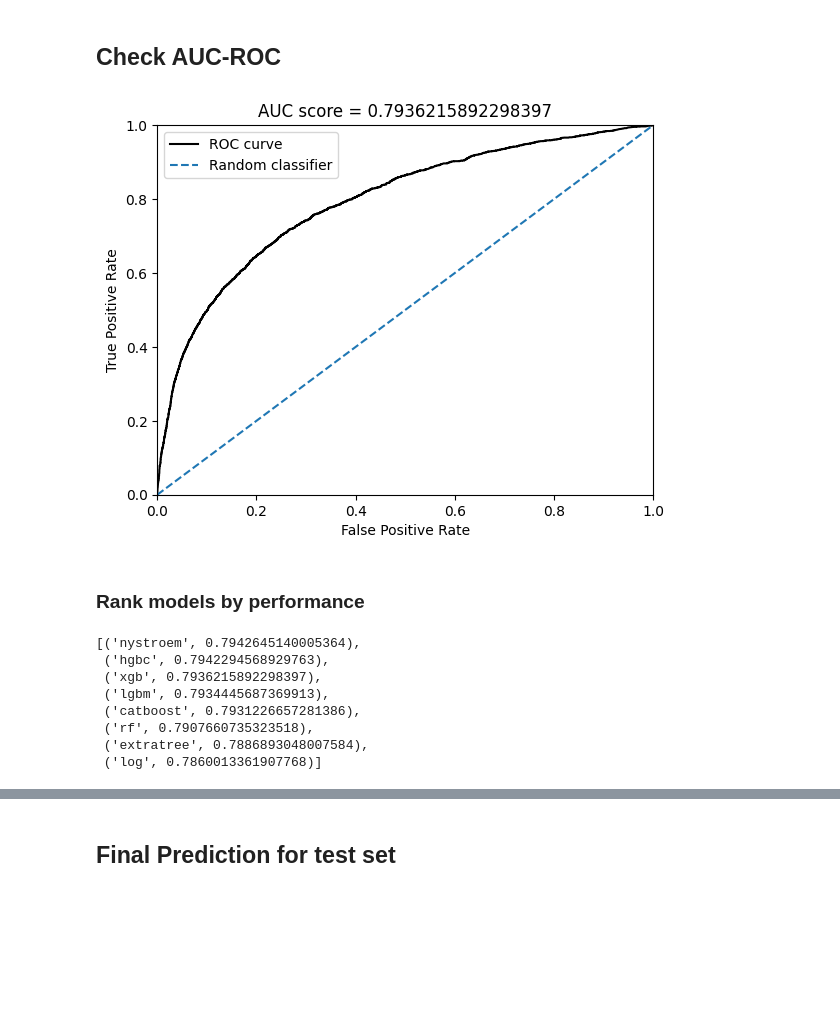
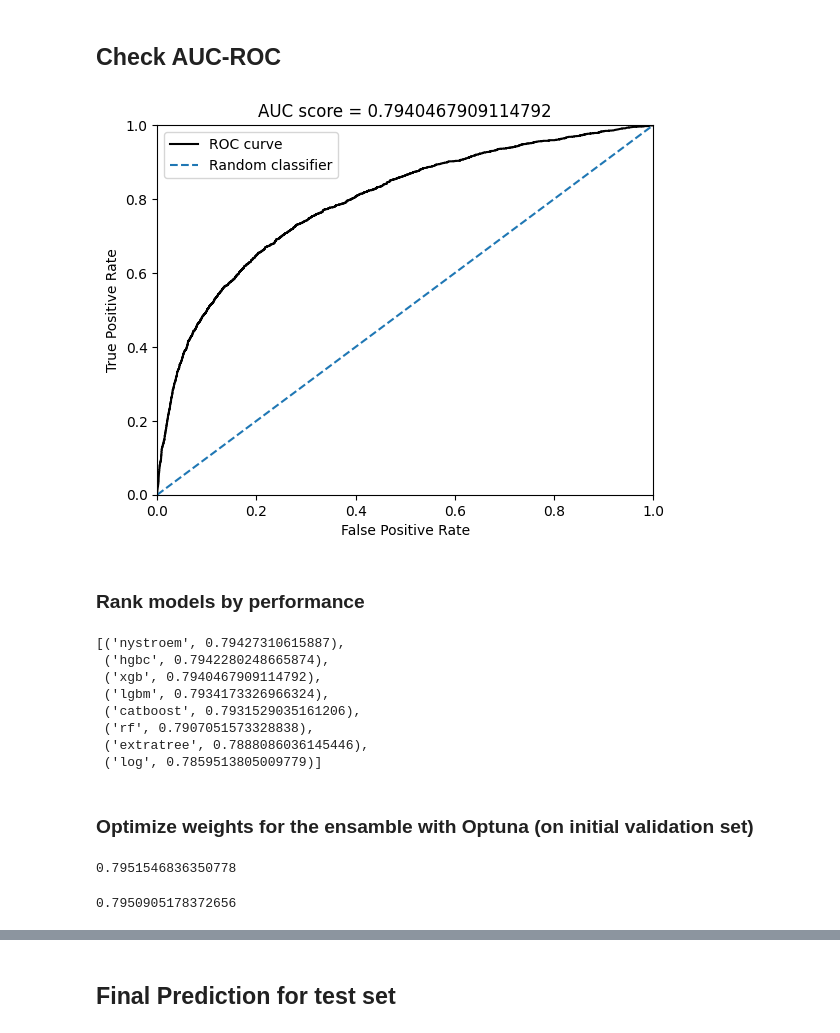
Before and after one commit to incardo/kaggle-playground, a Jupyter notebook: Binary-Classification_Software_Defects_Dataset/eda_software_defects.ipynb, the cells around one changed output, grey strips where cells are left out. Drawn from its saved outputs; the diff is of its cells as text; code cells hidden in the pictures; blank space fills up the shorter version.

Commit message:
different attempts to improve CV score

```diff
--- a/Binary-Classification_Software_Defects_Dataset/eda_software_defects.ipynb
+++ b/Binary-Classification_Software_Defects_Dataset/eda_software_defects.ipynb
@@ -179,0 +188,5 @@ train_data.describe()
+# %%
+negative_def = 78699/(78699+23064)
+positive_def = 1 - negative_def
+class_weights = {0: negative_def, 1: positive_def}
+class_weights
@@ -252,6 +268,7 @@ FEATURES = list(set(train_data.columns)-set(["defects"])-set(["t", "l"])) #set([
 TARGET = 'defects'
 # %%
 from sklearn.preprocessing import MinMaxScaler
+from scipy.stats import yeojohnson
 
 def edit_X_features(df):
 
@@ -261,6 +278,11 @@ def edit_X_features(df):
     # df_new["v(g)/loc"] = df_new["v(g)"]/df_new["loc"]
     # df_new["iv(g)/loc"] = df_new["iv(g)"]/df_new["loc"]
     # df_new["ev(g)/loc"] = df_new["ev(g)"]/df_new["loc"]
+
+    # df_new['mean_bnv']         = (df_new['n'] + df['v'] + df_new['b']) /3
+    # df_new['mean_uniqOpOpend'] = (df_new['uniq_Op'] + df_new['uniq_Opnd']) /2
+    # df_new['mean_totOpOpend']  = (df_new['total_Op'] + df_new['total_Opnd']) /2
+    # df_new['mean_brcntvg']     = (df_new['branchCount'] + df_new['v(g)']) / 2
 
     # df_new['loc_50']=(df_new['loc']<50)
     # df_new['n_129']=(df_new['n']<129)
@@ -278,7 +300,7 @@ def edit_X_features(df):
     # df_new['total_defects']=df_new['loc_50']+df_new['n_129']+df_new['v_755']+df_new['d_16']+df_new['i_31']+df_new['e_35775']+df_new['lOCode_30']+df_new['uniq_Opnd_19']+df_new['total_Op_77']+df_new['total_Opnd_52']+df_new['branchCount_13']
 
     sqrt_df = np.sqrt(df_new)
-    log_df =  np.log(sqrt_df+1)
+    log_df =  np.log10(sqrt_df+1)
 
     # scaler = MinMaxScaler()
     # scaled_data = scaler.fit_transform(log_df)
@@ -345,11 +391,11 @@ Please also refer to the documentation for alternative solver options:
 #### Single execution
 # %%
 xgb_params = {'objective':'binary:logistic',
-              'n_estimators':100,
+              'n_estimators':1000,
               'learning_rate':0.03858856691681774,
               'max_depth':None,
               'gamma':14,
-              'scale_pos_weight':77.3/22.7,
+              'scale_pos_weight':negative_def/positive_def,
               'random_state':0}
 
 def XGBoost_predictions(train_X, train_y, val_X, val_y, xgb_params):
@@ -371,7 +417,7 @@ def XGBoost_predictions(train_X, train_y, val_X, val_y, xgb_params):
 
     return predictions, reg, val_auc
 
-xgb_predictions, xgb_model, xgb_val_auc = XGBoost_predictions(train_X, train_y,val_X, val_y, xgb_params)
+xgb_predictions_val, xgb_model, xgb_val_auc = XGBoost_predictions(train_X, train_y,val_X, val_y, xgb_params)
 
 #xgb_model.score
 # %% [output]
@@ -928,56 +967,56 @@ if OPTUNA:
 def plot_roc(val_y,pred_y):
     # Plot the ROC curve
     fpr, tpr, _ = roc_curve(val_y,pred_y, pos_label=1)
 
     plt.plot(fpr, tpr, 'k', label='ROC curve')
 
     # Plot the baseline
     plt.plot([0, 1], [0, 1], linestyle='--', label='Random classifier')
 
     # Set the axis labels
     plt.xlabel('False Positive Rate')
     plt.ylabel('True Positive Rate')
 
     # Set axis limits
     plt.xlim(0,1)
     plt.ylim(0,1)
 
     # Set the title
     plt.title('AUC score = ' + str(roc_auc_score(val_y,pred_y)))
 
     # Show the legend
     plt.legend()
 
     # Show the plot
     plt.show()
 
-plot_roc(val_y,xgb_predictions)
+plot_roc(val_y,xgb_predictions_val)
 # plot_roc(val_y,random_forest_predictions)
 # plot_roc(val_y,extratree_classifier_predictions)
 # plot_roc(val_y,log_predictions)
 # %% [output]
-[figure, old version]
+[figure, new version]
 # %% [markdown]
 ### Rank models by performance
 # %%
-val_predictions_roc = {'xgb':roc_auc_score(val_y,xgb_predictions),
-                       'rf':roc_auc_score(val_y,random_forest_predictions),
-                       'extratree':roc_auc_score(val_y,extratree_classifier_predictions),
-                       'log':roc_auc_score(val_y,log_predictions),
-                       'lgbm':roc_auc_score(val_y,lgbm_classifier_predictions),
-                       'catboost':roc_auc_score(val_y,catbost_classifier_predictions),
-                       'hgbc':roc_auc_score(val_y,hgbc_classifier_predictions),
-                       'nystroem':roc_auc_score(val_y,nystroem_logistic_predictions),
+val_predictions_roc = {'xgb':roc_auc_score(val_y,xgb_predictions_val),
+                       'rf':roc_auc_score(val_y,random_forest_predictions_val),
+                       'extratree':roc_auc_score(val_y,extratree_classifier_predictions_val),
+                       'log':roc_auc_score(val_y,log_predictions_val),
+                       'lgbm':roc_auc_score(val_y,lgbm_classifier_predictions_val),
+                       'catboost':roc_auc_score(val_y,catbost_classifier_predictions_val),
+                       'hgbc':roc_auc_score(val_y,hgbc_classifier_predictions_val),
+                       'nystroem':roc_auc_score(val_y,nystroem_logistic_predictions_val),
                        }
 
 val_predictions_roc = sorted(val_predictions_roc.items(), key=lambda x:x[1],  reverse=True)
 val_predictions_roc
 # %% [output]
-[('nystroem', 0.7942645140005364),
- ('hgbc', 0.7942294568929763),
- ('xgb', 0.7936215892298397),
- ('lgbm', 0.7934445687369913),
- ('catboost', 0.7931226657281386),
- ('rf', 0.7907660735323518),
- ('extratree', 0.7886893048007584),
- ('log', 0.7860013361907768)]
+[('nystroem', 0.79427310615887),
+ ('hgbc', 0.7942280248665874),
+ ('xgb', 0.7940467909114792),
+ ('lgbm', 0.7934173326966324),
+ ('catboost', 0.7931529035161206),
+ ('rf', 0.7907051573328838),
+ ('extratree', 0.7888086036145446),
+ ('log', 0.7859513805009779)]
@@ -992,0 +1023,17 @@ val_predictions_roc
+# %% [markdown]
+### Optimize weights for the ensamble with Optuna (on initial validation set)
+# %%
+ensamble_weights = [10, 12, 40, 38, 0, 0, 0] #[0.20, 0.15, 0.20, 0.15, 0.20, 0.05, 0.05] ## manual version
+model_predictions_val = [xgb_predictions_val, catbost_classifier_predictions_val, nystroem_logistic_predictions_val, hgbc_classifier_predictions_val, lgbm_classifier_predictions_val, random_forest_predictions_val, extratree_classifier_predictions_val]
+
+ensamble_predictions_val = np.average(model_predictions_val, weights=ensamble_weights, axis=0)
+roc_auc_score(val_y,ensamble_predictions_val)
+# %% [output]
+0.7951546836350778
+# %%
+0.795142786800462
+0.7950905178372656
+0.7950905178372656
+0.7951546836350778
+# %% [output]
+0.7950905178372656
```
Also changed, not shown: parts of 27 cells of this notebook, 5 other files.
